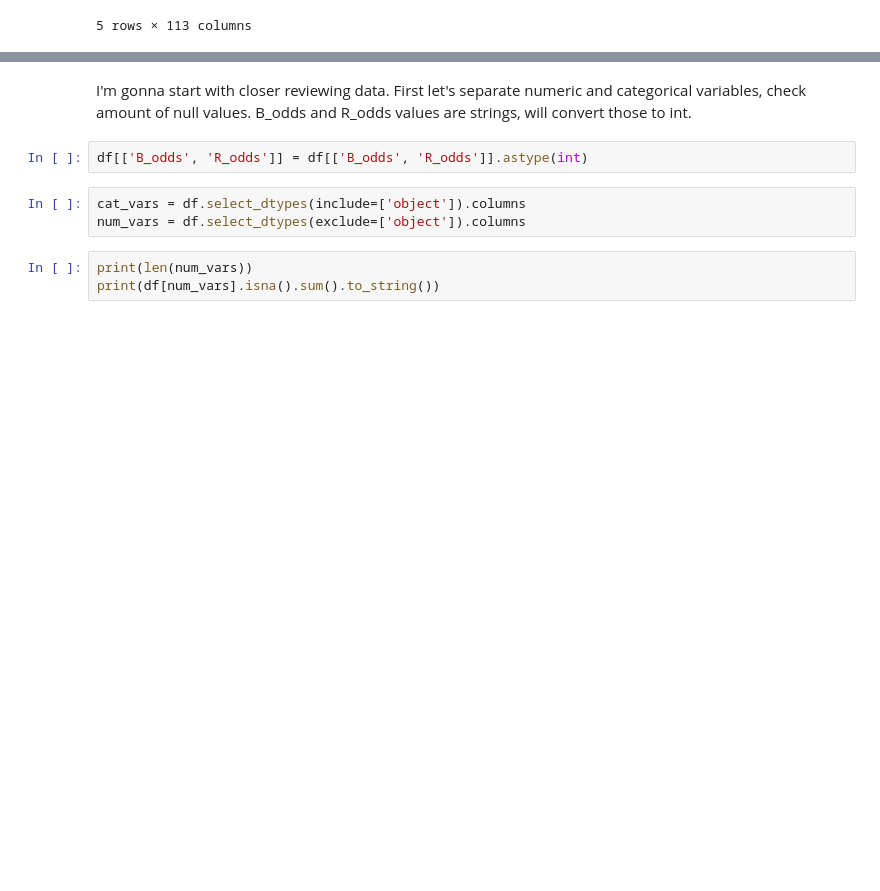
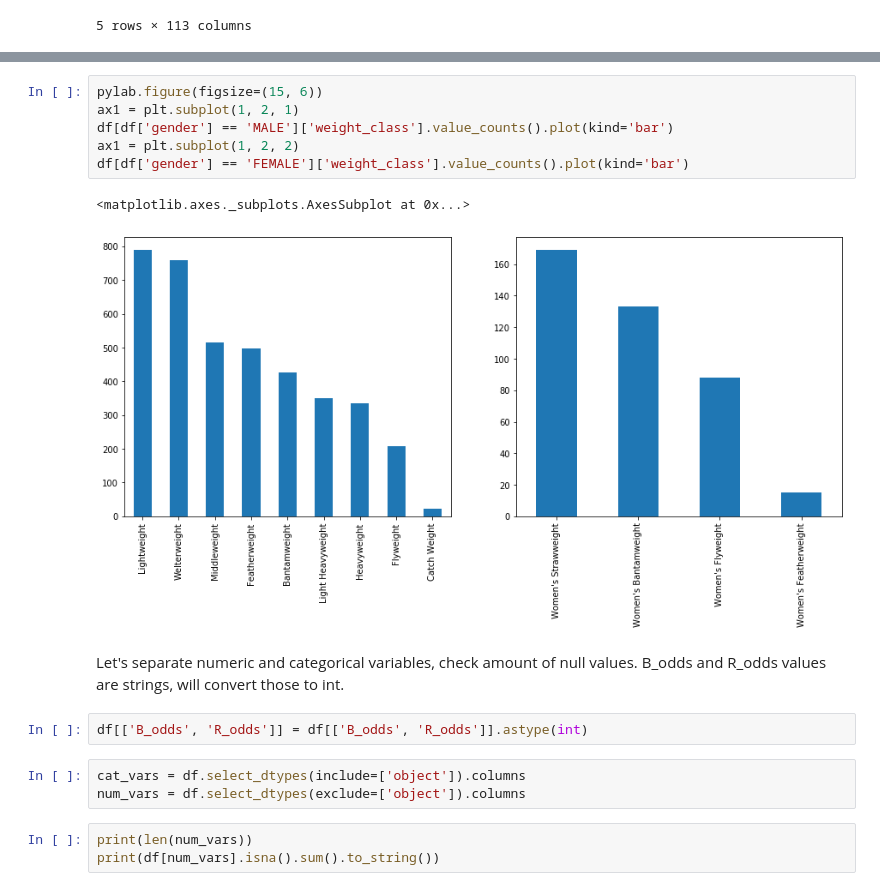
Before and after one commit to vvvvvvasena/UFC, a Jupyter notebook: How to make money watching UFC.ipynb, the cells around one changed output, grey strips where cells are left out. Drawn from its saved outputs; the diff is of its cells as text; blank space fills up the shorter version.

```diff
--- a/How to make money watching UFC.ipynb
+++ b/How to make money watching UFC.ipynb
@@ -38,5 +49,14 @@ df.head()
+# %%
+pylab.figure(figsize=(15, 6))
+ax1 = plt.subplot(1, 2, 1)
+df[df['gender'] == 'MALE']['weight_class'].value_counts().plot(kind='bar')
+ax1 = plt.subplot(1, 2, 2)
+df[df['gender'] == 'FEMALE']['weight_class'].value_counts().plot(kind='bar')
+# %% [output]
+<matplotlib.axes._subplots.AxesSubplot at 0x...>
+[figure, added]
 # %% [markdown]
-I'm gonna start with closer reviewing data. First let's separate numeric and categorical variables, check amount of null values.
+Let's separate numeric and categorical variables, check amount of null values.
 B_odds and R_odds values are strings, will convert those to int.
 # %%
 df[['B_odds', 'R_odds']] = df[['B_odds', 'R_odds']].astype(int)
```
Also changed, not shown: parts of 8 cells of this notebook.
